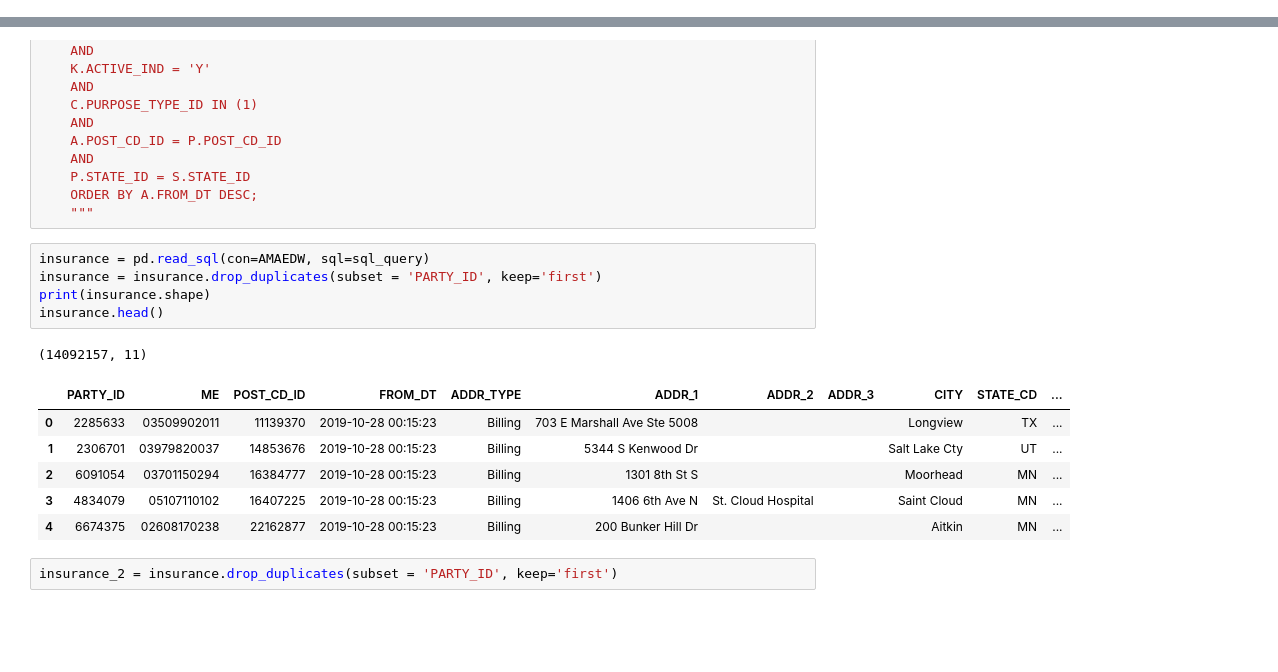
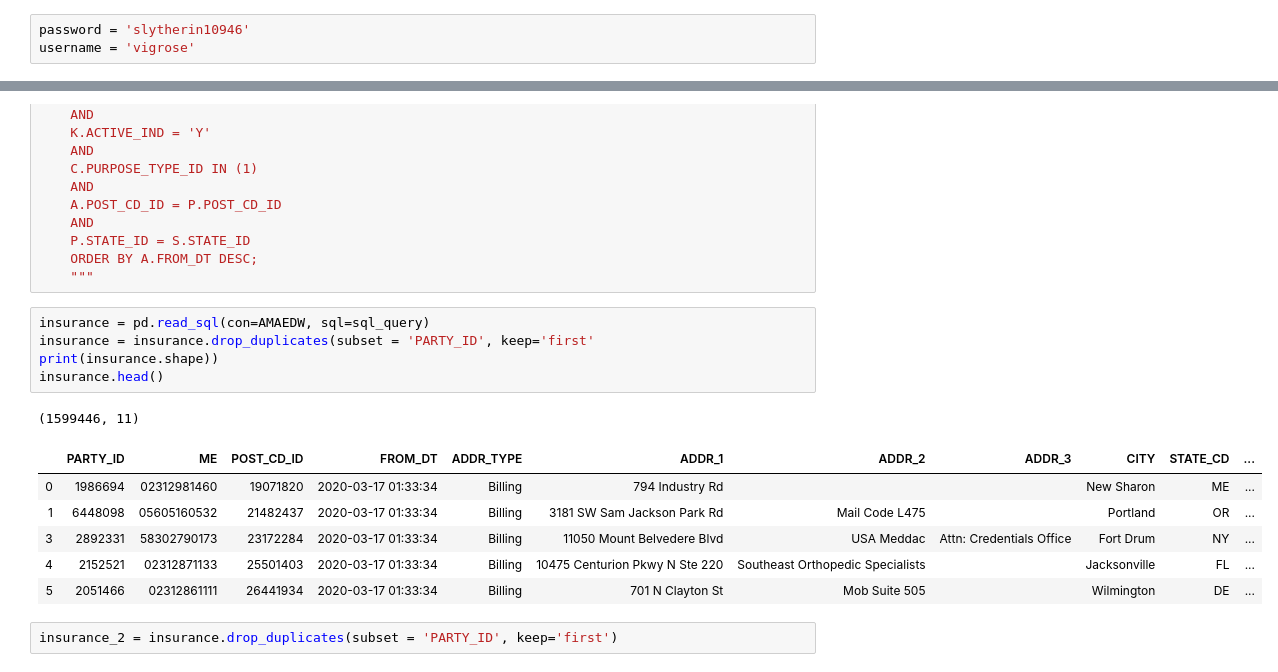
Before and after one commit to AMADataLabs/Core, a Jupyter notebook: Sandbox/AMAIA/insurance_update.ipynb, the cells around one changed output, grey strips where cells are left out. Drawn from its saved outputs; the diff is of its cells as text; blank space fills up the shorter version.

```diff
--- a/Sandbox/AMAIA/insurance_update.ipynb
+++ b/Sandbox/AMAIA/insurance_update.ipynb
@@ -1,5 +1,8 @@
 # %%
 ##Import Dependencies
+# %%
+password = 'slytherin10946'
+username = 'vigrose'
 # %%
 import pandas as pd
 import pyodbc
@@ -48,16 +50,16 @@ sql_query = \
     """
 # %%
 insurance = pd.read_sql(con=AMAEDW, sql=sql_query)
-insurance = insurance.drop_duplicates(subset = 'PARTY_ID', keep='first')
-print(insurance.shape)
+insurance = insurance.drop_duplicates(subset = 'PARTY_ID', keep='first'
+print(insurance.shape))
 insurance.head()
 # %% [output]
-(14092157, 11)
+(1599446, 11)
 |  | PARTY_ID | ME | POST_CD_ID | FROM_DT | ADDR_TYPE | ADDR_1 | ADDR_2 | ADDR_3 | CITY | STATE_CD | ... |
-| 0 | 2285633 | 03509902011 | 11139370 | 2019-10-28 00:15:23 | Billing | 703 E Marshall Ave Ste 5008 |  |  | Longview | TX | ... |
-| 1 | 2306701 | 03979820037 | 14853676 | 2019-10-28 00:15:23 | Billing | 5344 S Kenwood Dr |  |  | Salt Lake Cty | UT | ... |
-| 2 | 6091054 | 03701150294 | 16384777 | 2019-10-28 00:15:23 | Billing | 1301 8th St S |  |  | Moorhead | MN | ... |
-| 3 | 4834079 | 05107110102 | 16407225 | 2019-10-28 00:15:23 | Billing | 1406 6th Ave N | St. Cloud Hospital |  | Saint Cloud | MN | ... |
-| 4 | 6674375 | 02608170238 | 22162877 | 2019-10-28 00:15:23 | Billing | 200 Bunker Hill Dr |  |  | Aitkin | MN | ... |
+| 0 | 1986694 | 02312981460 | 19071820 | 2020-03-17 01:33:34 | Billing | 794 Industry Rd |  |  | New Sharon | ME | ... |
+| 1 | 6448098 | 05605160532 | 21482437 | 2020-03-17 01:33:34 | Billing | 3181 SW Sam Jackson Park Rd | Mail Code L475 |  | Portland | OR | ... |
+| 3 | 2892331 | 58302790173 | 23172284 | 2020-03-17 01:33:34 | Billing | 11050 Mount Belvedere Blvd | USA Meddac | Attn: Credentials Office | Fort Drum | NY | ... |
+| 4 | 2152521 | 02312871133 | 25501403 | 2020-03-17 01:33:34 | Billing | 10475 Centurion Pkwy N Ste 220 | Southeast Orthopedic Specialists |  | Jacksonville | FL | ... |
+| 5 | 2051466 | 02312861111 | 26441934 | 2020-03-17 01:33:34 | Billing | 701 N Clayton St | Mob Suite 505 |  | Wilmington | DE | ... |
 # %%
 insurance_2 = insurance.drop_duplicates(subset = 'PARTY_ID', keep='first')
```
Also changed, not shown: parts of 6 cells of this notebook, 9 other files.
